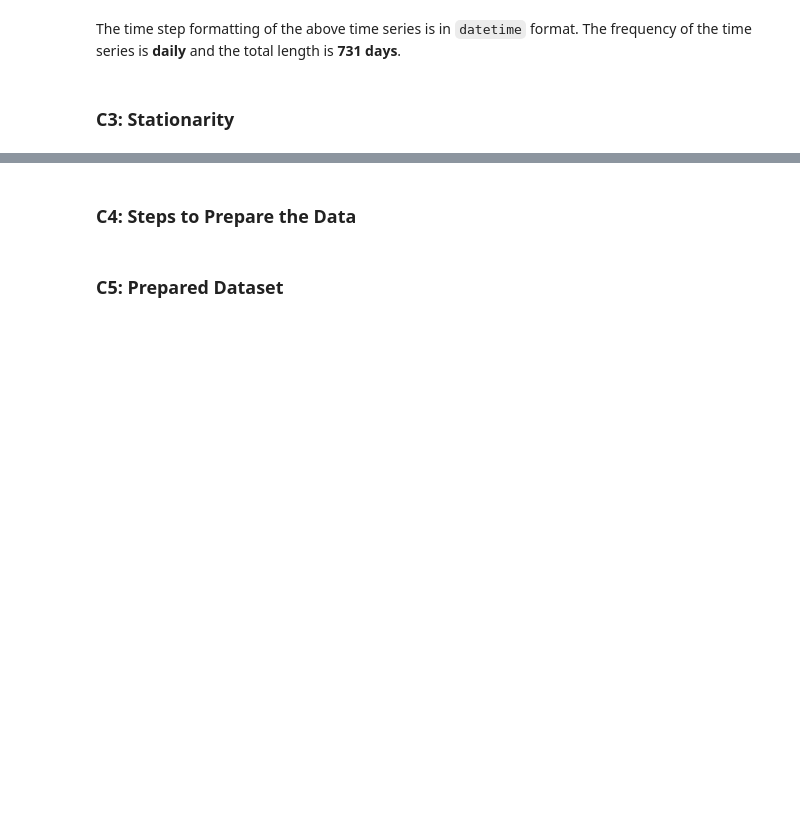
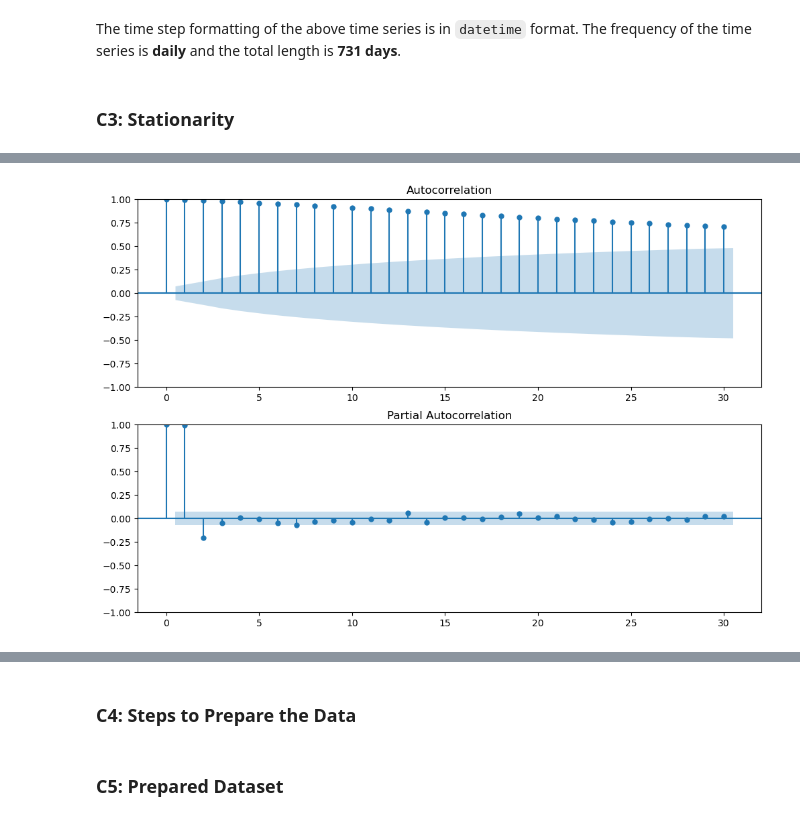
Before and after one commit to jtrawick/D213, a Jupyter notebook: Task1-Time_Series_Modeling/D213_task1.ipynb, the cells around one changed output, grey strips where cells are left out. Drawn from its saved outputs; the diff is of its cells as text; code cells hidden in the pictures; blank space fills up the shorter version.

```diff
--- a/Task1-Time_Series_Modeling/D213_task1.ipynb
+++ b/Task1-Time_Series_Modeling/D213_task1.ipynb
@@ -63,0 +77,11 @@ dtype: float64
+# %%
+# Plot stationarity of the raw time series
+from statsmodels.graphics.tsaplots import plot_acf, plot_pacf
+import matplotlib.pyplot as plt
+
+fig, (ax1, ax2) = plt.subplots(2, 1, figsize=(12, 8))
+plot_acf(df['Revenue'], ax=ax1, lags=30)
+plot_pacf(df['Revenue'], ax=ax2, lags=30, method='ywm')
+plt.show()
+# %% [output]
+[figure, added]
```
Also changed, not shown: parts of 14 cells of this notebook.
